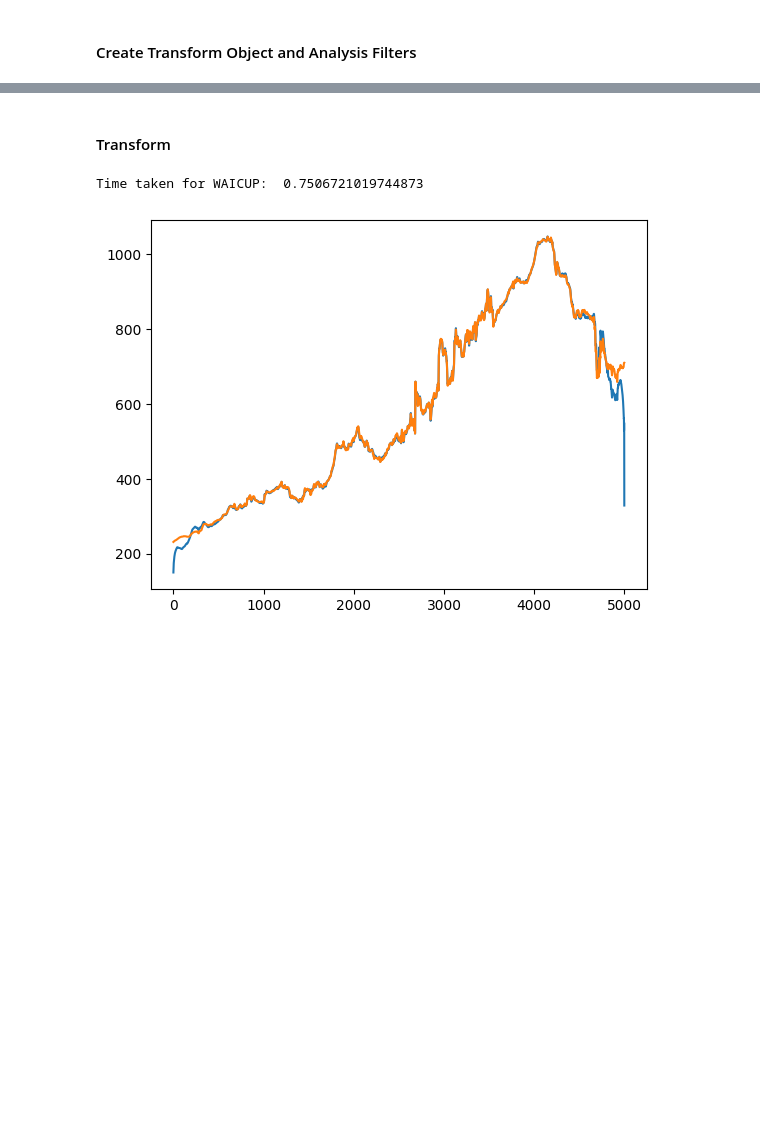
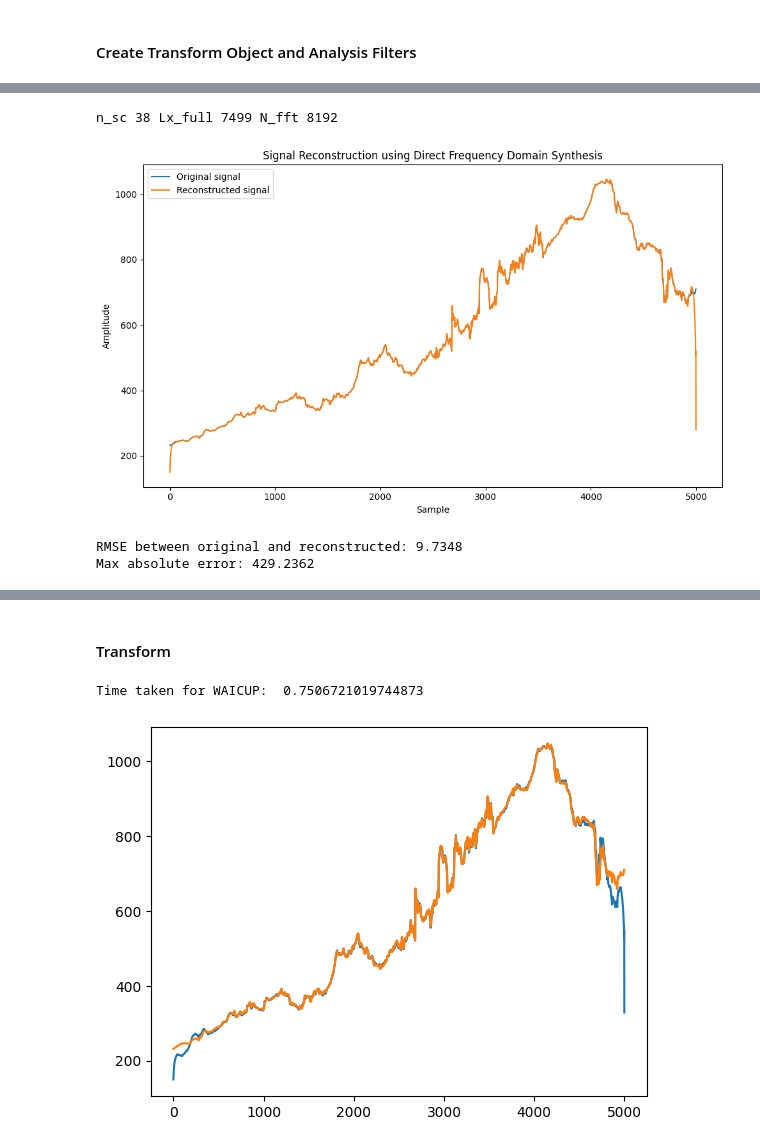
Before and after one commit to aphoffmann/InvertibleWavelets, a Jupyter notebook: WAICUP_TEST.ipynb, the cells around one changed output, grey strips where cells are left out. Saved outputs shown, nothing was run; the diff lists cells and outputs as text; code cells hidden in the pictures; blank space fills up the shorter version.

```diff
--- a/WAICUP_TEST.ipynb
+++ b/WAICUP_TEST.ipynb
@@ -45,3 +85,83 @@ plt.show()
+# %%
+# Alternative approach for inverse FFT transform
+# This method uses a different reconstruction technique that may work better
+
+# Copy coefficients
+coeffs = np.copy(full)
+
+# Get dimensions
+Lx, Lh = transform.N, transform.Wfreq.shape[1]
+Lx_full = coeffs.shape[1]
+
+# Calculate appropriate FFT size
+N_fft = int(2 ** (np.ceil(np.log2(Lx + Lh - 1))))
+
+# Get filter bank in frequency domain
+Wlong = transform._filters_on_grid(N_fft)
+n_sc = Wlong.shape[0]
+
+print("n_sc", n_sc, "Lx_full", Lx_full, "N_fft", N_fft)
+
+# Direct frequency domain synthesis approach
+# This approach reconstructs the signal directly in the frequency domain
+# and avoids the overlap-add process
+
+# Initialize output spectrum
+output_spectrum = np.zeros(N_fft, dtype=complex)
+
+# For each filter bank channel
+for i in range(n_sc):
+    # Zero-pad the coefficients to match N_fft
+    channel_coeffs = np.zeros(N_fft, dtype=complex)
+    channel_coeffs[:coeffs.shape[1]] = coeffs[i, :]
+
+    # Transform to frequency domain
+    channel_freq = np.fft.fft(channel_coeffs)
+
+    # Apply synthesis filter
+    output_spectrum += channel_freq * np.conj(Wlong[i])
+
+# Apply normalization (if needed)
+frame_sum = np.zeros(N_fft, dtype=float)
+for i in range(n_sc):
+    frame_sum += np.abs(Wlong[i]) ** 2
+
+eps = 1e-12 * np.max(frame_sum)
+norm_factor = np.where(frame_sum > eps, 1.0 / frame_sum, 0.0)
+output_spectrum *= norm_factor
+
+# Inverse FFT to get time domain signal
+reconstructed_full = np.fft.ifft(output_spectrum)
+
+# Extract the portion corresponding to the original signal
+# Use time-domain windowing to reduce edge effects
+reconstructed = reconstructed_full[:Lx].real
+
+# Scale to match original amplitude (might need adjustment)
+if np.max(np.abs(reconstructed)) > 0:
+    scale_factor = np.max(np.abs(data)) / np.max(np.abs(reconstructed))
+    reconstructed *= scale_factor
+
+# Plot results
+plt.figure(figsize=(10, 6))
+plt.plot(data, label='Original signal')
+plt.plot(reconstructed, label='Reconstructed signal')
+plt.legend()
+plt.title('Signal Reconstruction using Direct Frequency Domain Synthesis')
+plt.xlabel('Sample')
+plt.ylabel('Amplitude')
+plt.tight_layout()
+plt.show()
+
+# Print error metrics
+rmse = np.sqrt(np.mean((data - reconstructed) ** 2))
+print(f"RMSE between original and reconstructed: {rmse:.4f}")
+print(f"Max absolute error: {np.max(np.abs(data - reconstructed)):.4f}")
+# %% [output]
+n_sc 38 Lx_full 7499 N_fft 8192
+[figure, added]
+RMSE between original and reconstructed: 9.7348
+Max absolute error: 429.2362
 # %%
 import numpy as np
 import matplotlib.pyplot as plt
```
Also changed, not shown: parts of 8 cells of this notebook, 2 other files.
